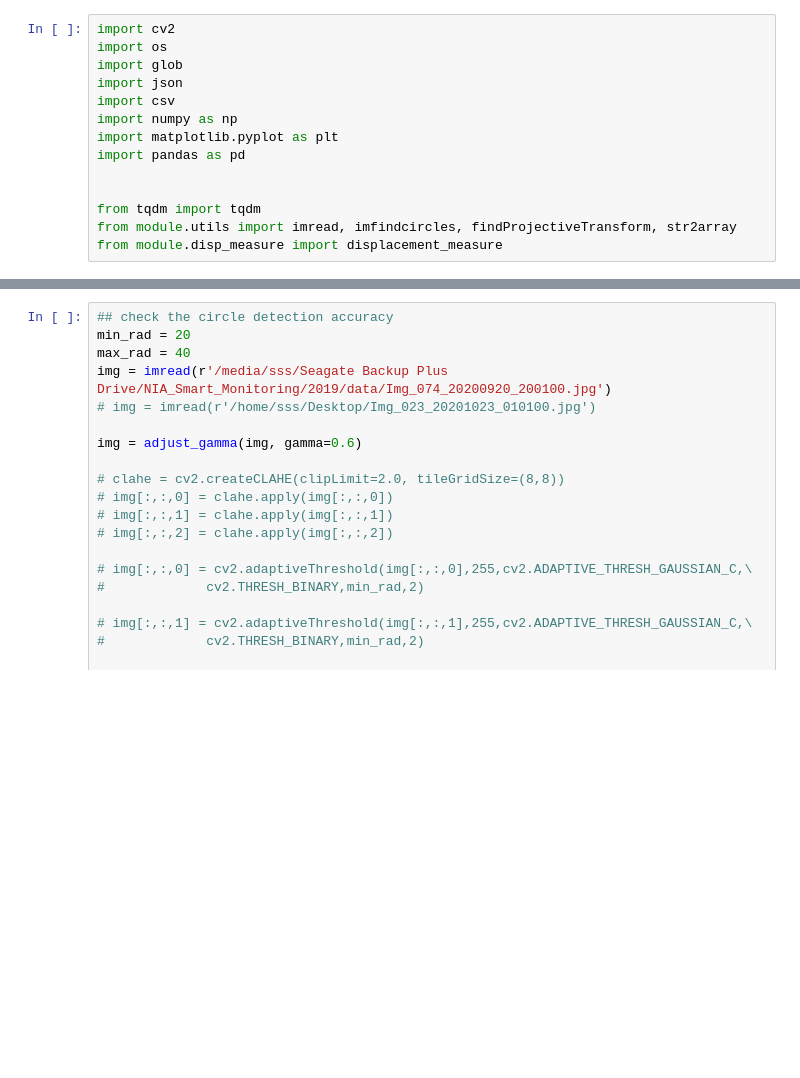
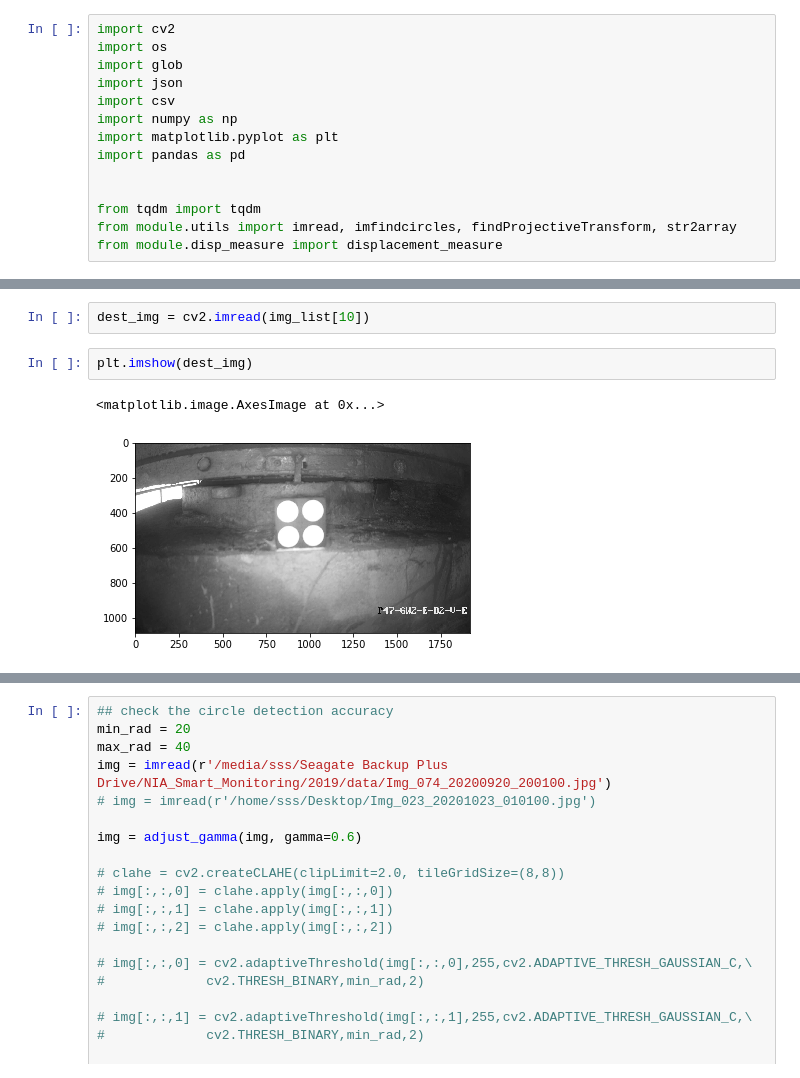
Before and after one commit to StringBottle/brg-shoe-disp-monit, a Jupyter notebook: disp_measure_demo.ipynb, the cells around one changed output, grey strips where cells are left out. Drawn from its saved outputs; the diff is of its cells as text; blank space fills up the shorter version.

```diff
--- a/disp_measure_demo.ipynb
+++ b/disp_measure_demo.ipynb
@@ -14,0 +63,7 @@ from module.disp_measure import displacement_measure
+# %%
+dest_img = cv2.imread(img_list[10])
+# %%
+plt.imshow(dest_img)
+# %% [output]
+<matplotlib.image.AxesImage at 0x...>
+[figure, added]
```
Also changed, not shown: parts of 9 cells of this notebook, 1 other file.
